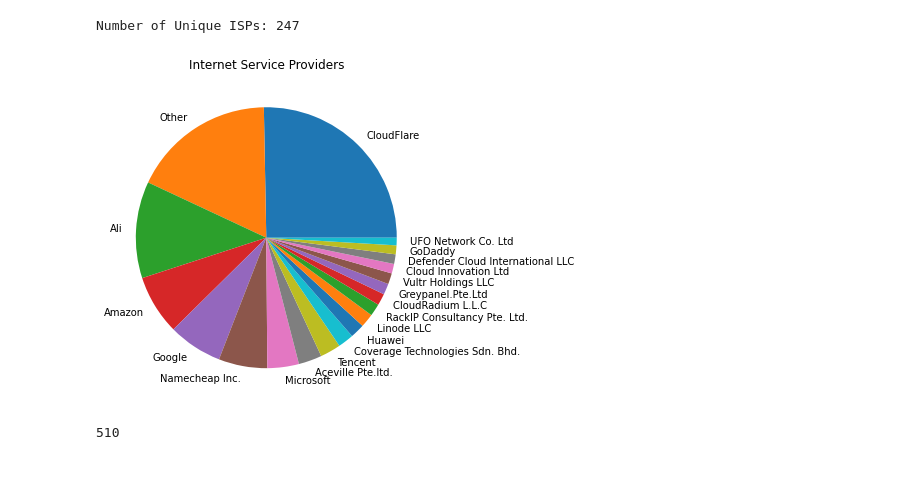
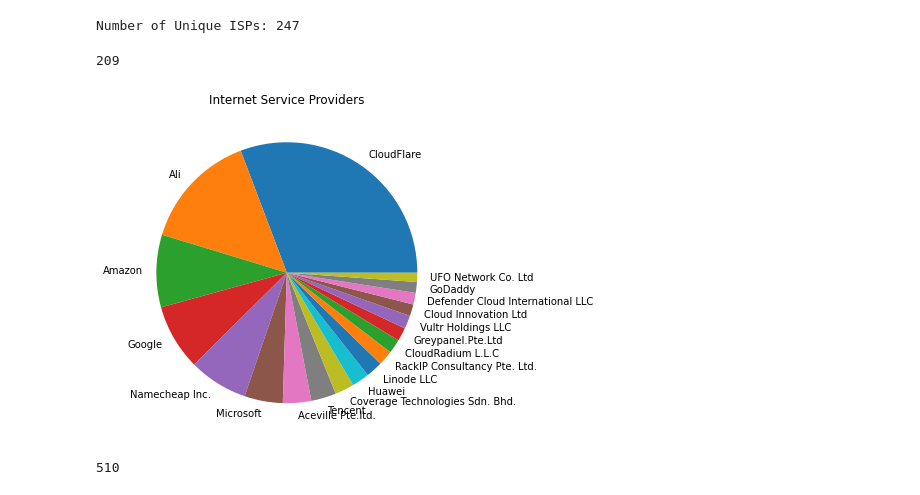
Before and after one commit to elisawarner/GASO_NetworkAnalysis, a Jupyter notebook: IPDataAnalysis.ipynb, the cells around one changed output. Saved outputs shown, nothing was run; the diff lists cells and outputs as text; code cells hidden in the pictures.

Commit message:
Remove Other

```diff
--- a/IPDataAnalysis.ipynb
+++ b/IPDataAnalysis.ipynb
@@ -48,23 +48,27 @@ for isp_key in list(ISP_dict.keys()):
     if ISP_dict[isp_key] <= 10:
         ISP_dict['Other'] += 1
         ISP_dict.pop(isp_key,0)
+# %%
+ISP_dict.pop("Other",0)
+# %% [output]
+209
 # %%
 # make pie chart
 labels = list(ISP_dict.keys())
 values = [ISP_dict[x] for x in labels]
 
 # sort
 idx_sorted = np.argsort(values)[::-1]
 values = [values[x] for x in idx_sorted]
 labels = [labels[x] for x in idx_sorted]
 
-fig, ax = plt.subplots(figsize=(6,6))
+fig, ax = plt.subplots(figsize=(8,6))
 plt.title('Internet Service Providers')
 plt.pie(values,labels=labels)
-plt.savefig('ISPs.png')
+plt.savefig('ISPs.png',bbox_inches="tight")
 plt.show()
 # %% [output]
-[figure, old version]
+[figure, new version]
 # %%
 ISP_dict['CloudFlare'] + ISP_dict['Amazon'] + ISP_dict['Google'] + ISP_dict['Microsoft']
 # %% [output]
```
Also changed, not shown: parts of 10 cells of this notebook.
